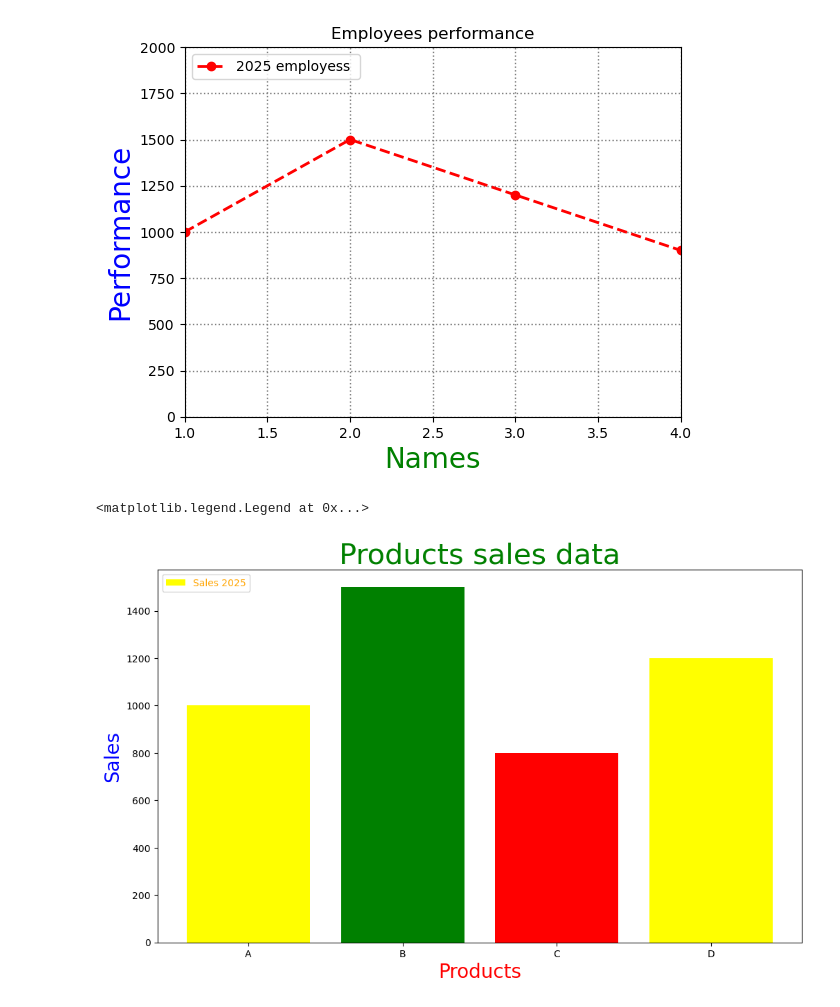
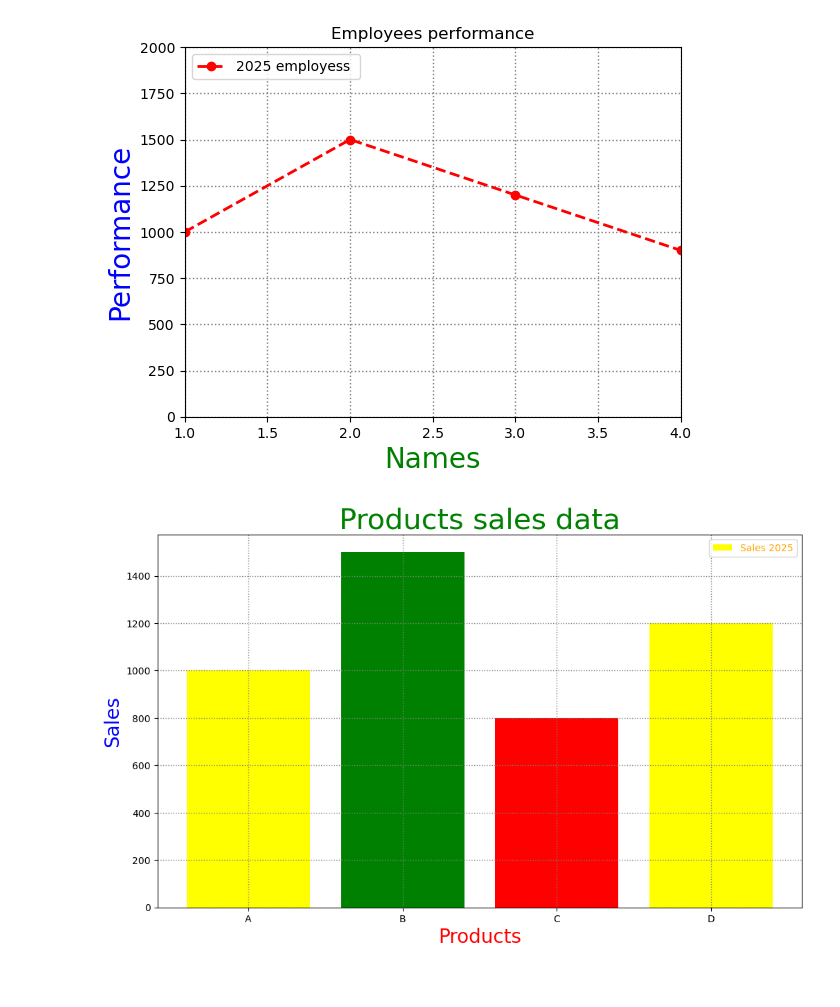
Before and after one commit to anshuKumar-codes/Data_Analytics_Journey, a Jupyter notebook: Pandas/day 1 pandas.ipynb, the cells around one changed output. Cells and saved outputs as stored; diff of their text form; code cells hidden in the pictures.

```diff
--- a/Pandas/day 1 pandas.ipynb
+++ b/Pandas/day 1 pandas.ipynb
@@ -668,29 +643,32 @@ plt.ylim(0,2000)
 (0.0, 2000.0)
 [figure]
 # %%
+#--------------------------------- bar graph
+
 # plt.bar(x-axis,y-axis,height,color="color name",width=value,label="labelname")
 
 products=["A","B","C","D"]
 sales=[1000,1500,800,1200]
 #--------------------------------------------------------------------------------------
 
 colors=[]
 for s in sales:
     if s==800:
         colors.append("red")
     elif s>=800 and s<=1200:
         colors.append("yellow")
     elif s==1500:
         colors.append("green")
 
 #--------------------------------------------------------------------------------------
 
 plt.figure(figsize=(12,7))
 plt.bar(products,sales,color=colors,label="Sales 2025")
 plt.xlabel("Products",size=20,color="red")
 plt.ylabel("Sales",size=20,color="blue")
 plt.title("Products sales data",size=30,color="green")
-plt.legend(loc="upper left",labelcolor="Orange")
+plt.grid(color="gray",linestyle=":",linewidth=1)
+plt.legend(loc="upper right",labelcolor="Orange")
+plt.show()
 # %% [output]
-<matplotlib.legend.Legend at 0x...>
-[figure, old version]
+[figure, new version]
```
Also changed, not shown: parts of 11 cells of this notebook, 1 other file.
